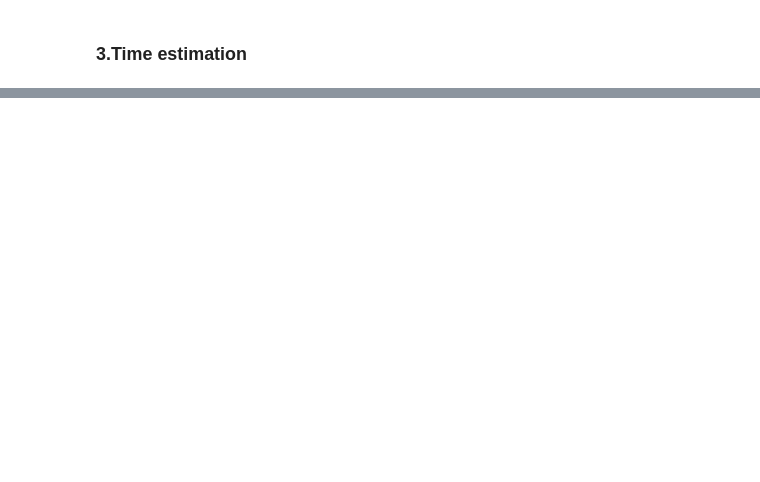
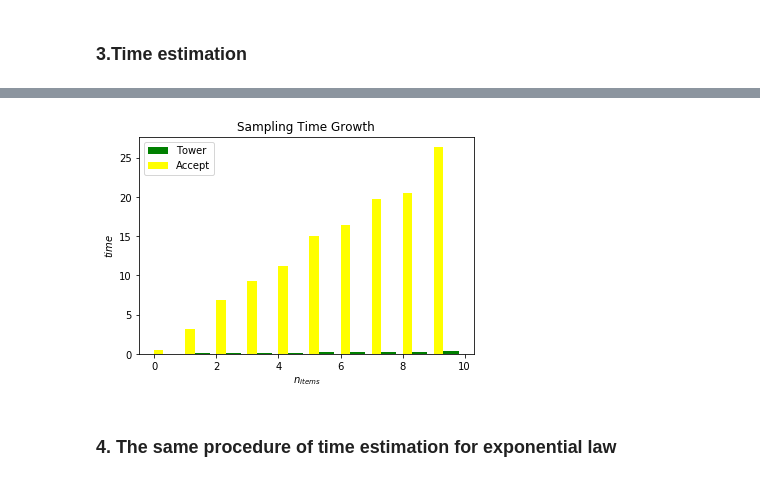
Before and after one commit to anasku/Comp_tools, a Jupyter notebook: Untitled4.ipynb, the cells around one changed output, grey strips where cells are left out. Drawn from its saved outputs; the diff is of its cells as text; code cells hidden in the pictures; blank space fills up the shorter version.

```diff
--- a/Untitled4.ipynb
+++ b/Untitled4.ipynb
@@ -262,0 +263,46 @@ p_i_original= [0.12151439953274266, 0.007225796625683496, 0.15319423602654106, 0
+# %%
+numbers=np.arange(10, 500, 50)
+
+f=0
+timest_accept=[]
+elapsed=0
+start=0
+for i in numbers:
+    start += time.time()
+    accept(10000,i)['accept_gen']
+    elapsed += time.time()-start
+    timest_accept.append(elapsed)
+    elapsed=0
+    start=0
+
+
+
+f=0
+timest_tower=[]
+elapsed=0
+start=0
+for i in numbers:
+    start += time.time()
+    tower_function(10000,i)['tower_gen']
+    elapsed += time.time()-start
+    timest_tower.append(elapsed)
+    elapsed=0
+    start=0
+#print("time_tower",timest_tower)
+#print("time_accept",timest_accept)
+# %%
+y_pos = np.arange(len(numbers))
+plt.bar(y_pos, timest_tower,align='edge',
+        color='green',alpha=1,width=0.8,label="Tower")
+plt.bar(y_pos, timest_accept,align='edge',
+        color='yellow',alpha=1,width=0.3,label="Accept")
+plt.xlabel('$n_{items}$')
+plt.ylabel('$time$')
+plt.title('Sampling Time Growth')
+plt.legend()
+
+plt.show()
+# %% [output]
+[figure, added]
+# %% [markdown]
+### 4. The same procedure of time estimation for exponential law
```
Also changed, not shown: parts of 10 cells of this notebook.
